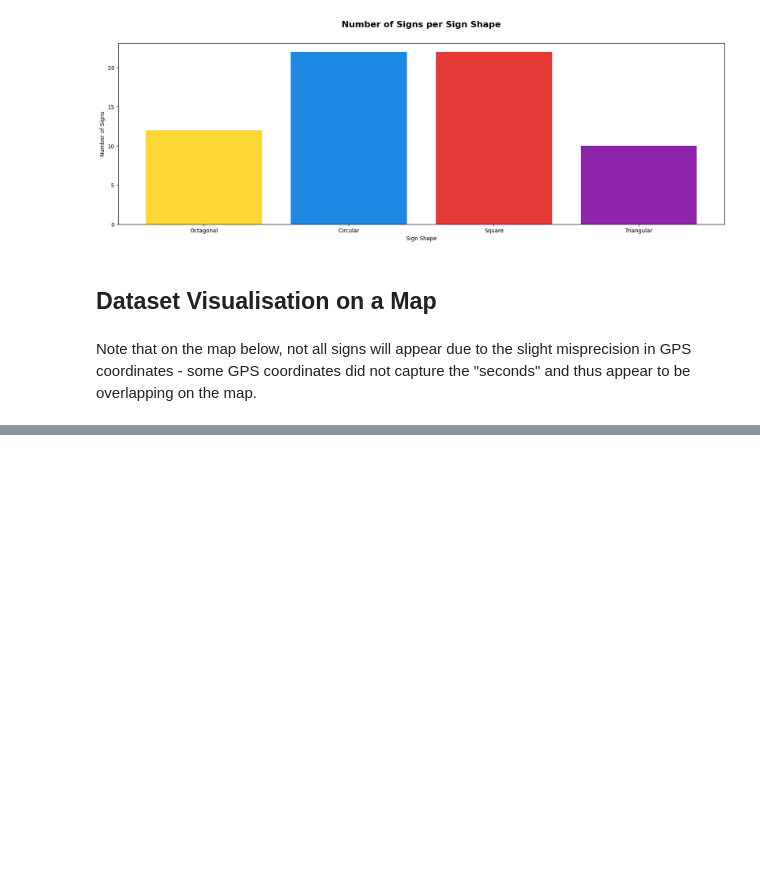
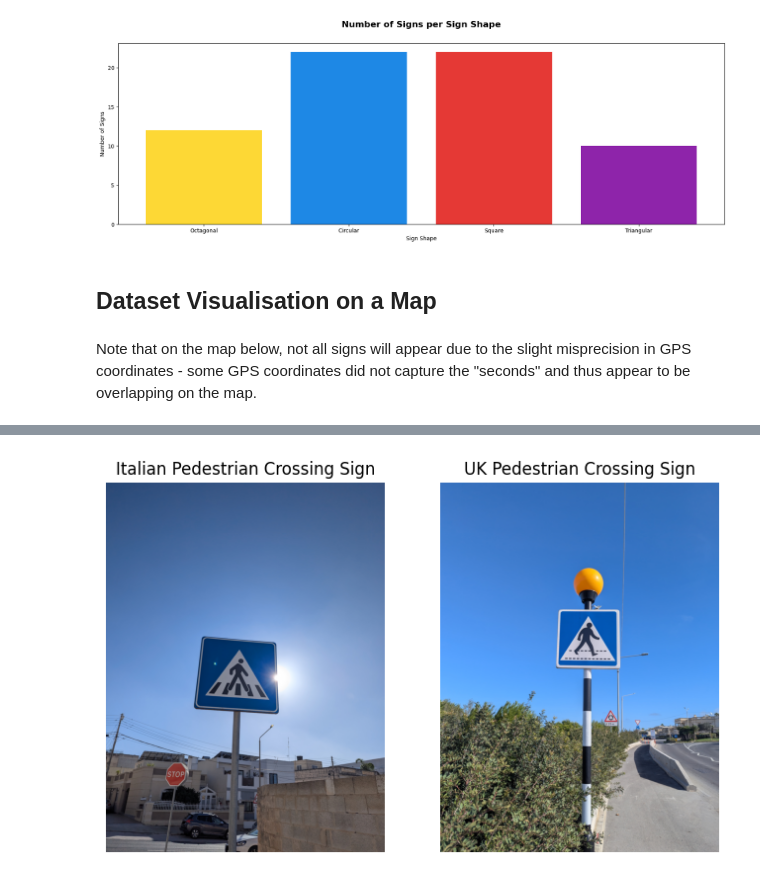
Before and after one commit to bentaliana/ARI3129, a Jupyter notebook: 1_data_visualisation.ipynb, the cells around one changed output, grey strips where cells are left out. Drawn from its saved outputs; the diff is of its cells as text; code cells hidden in the pictures; blank space fills up the shorter version.

```diff
--- a/1_data_visualisation.ipynb
+++ b/1_data_visualisation.ipynb
@@ -281,0 +286,19 @@ map
+# %%
+italian_pedestrian_crossing_sign = Image.open(os.path.join("MichaelFarrugia", "images", "MichaelFarrugia_64_Front.jpg"))
+uk_pedestrian_crossing_sign = Image.open(os.path.join("MichaelFarrugia", "images", "MichaelFarrugia_16_Front.jpg"))
+
+plt.figure(figsize = (8, 5))
+
+plt.subplot(1, 2, 1)
+plt.imshow(italian_pedestrian_crossing_sign)
+plt.title("Italian Pedestrian Crossing Sign", fontsize = 12)
+plt.axis("off")
+
+plt.subplot(1, 2, 2)
+plt.imshow(uk_pedestrian_crossing_sign)
+plt.title("UK Pedestrian Crossing Sign", fontsize = 12)
+plt.axis("off")
+
+plt.show()
+# %% [output]
+[figure, added]
```
Also changed, not shown: parts of 5 cells of this notebook.
